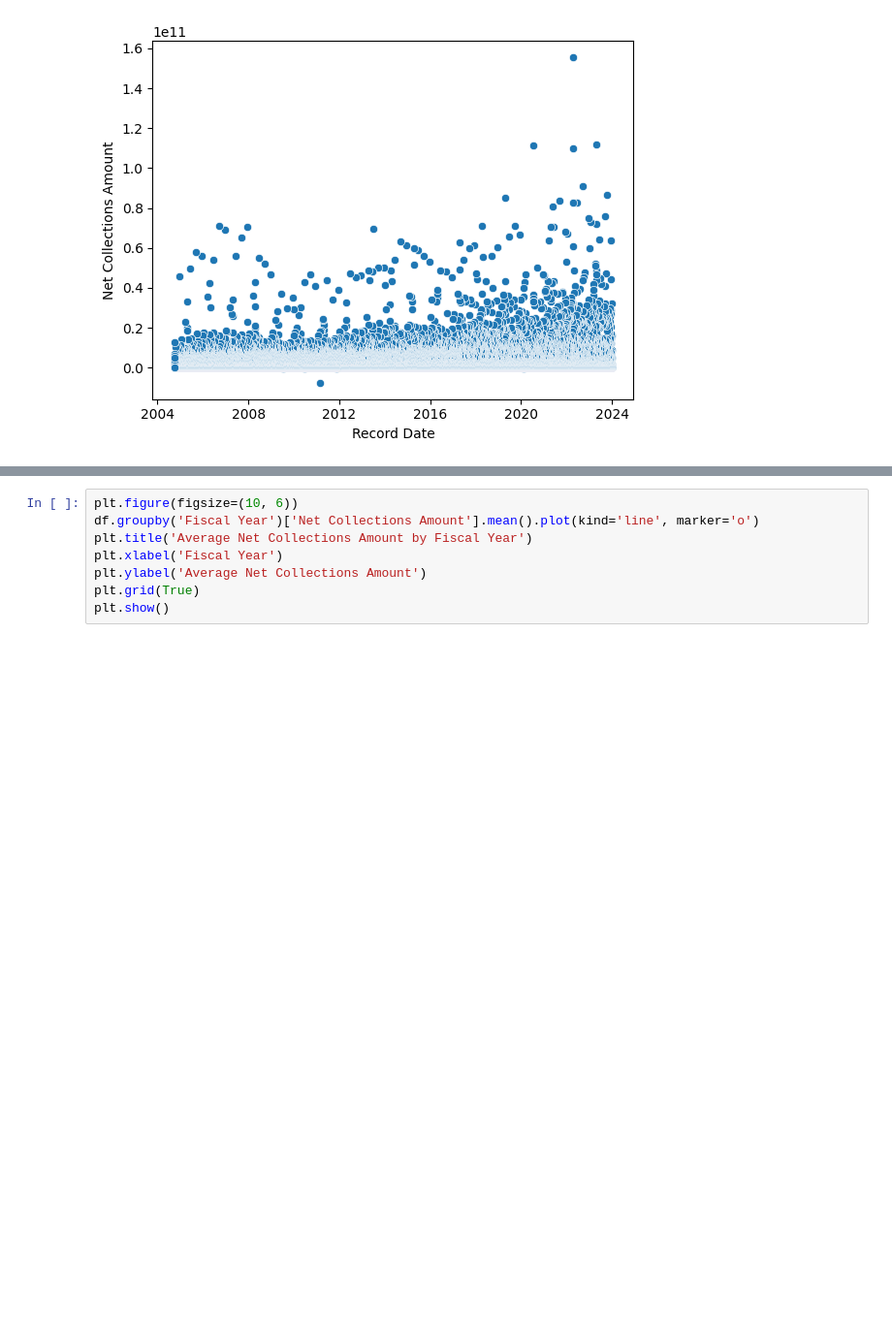
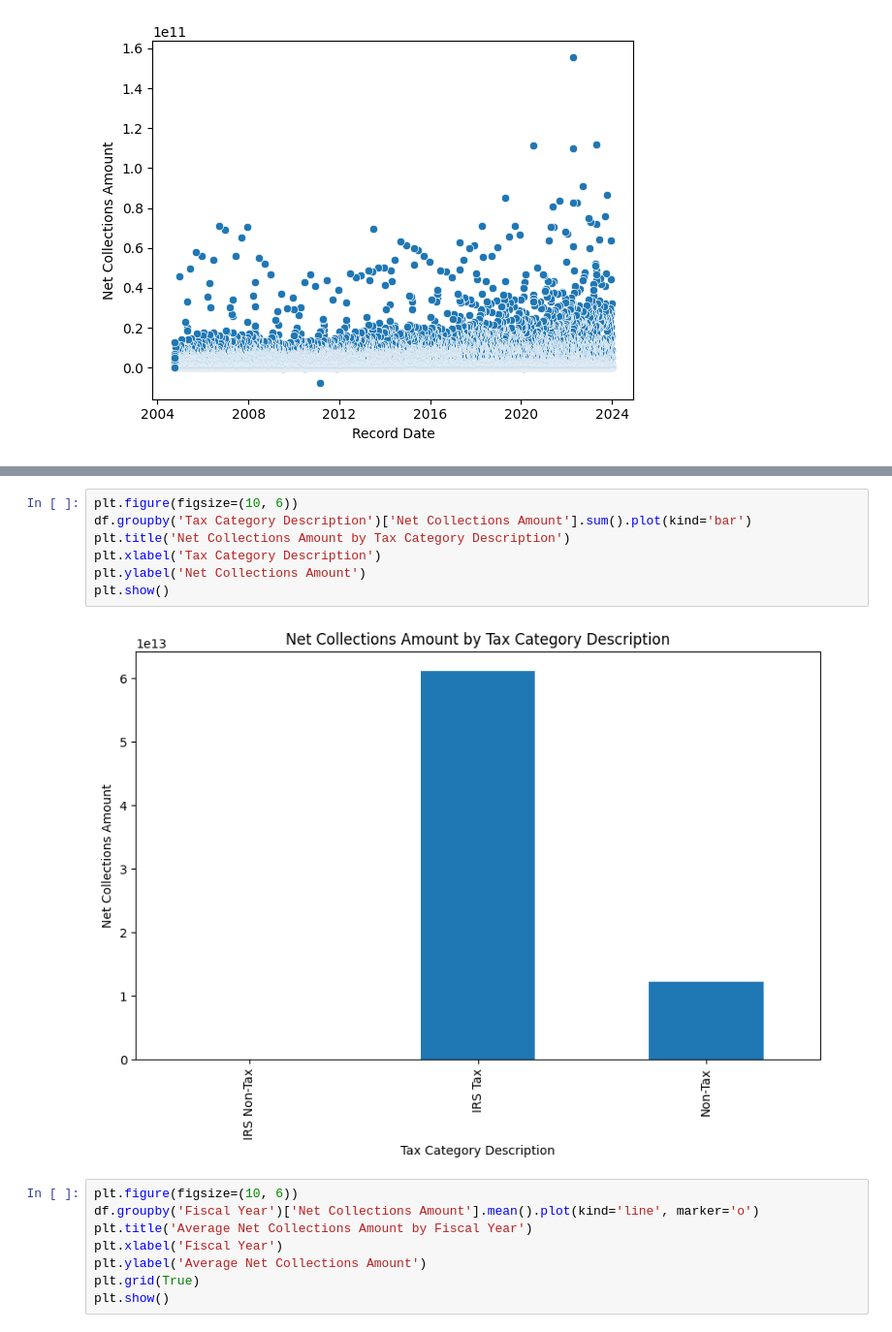
Before and after one commit to rayfin-ucsd/CSE151AGroupProject, a Jupyter notebook: data_final.ipynb, the cells around one changed output, grey strips where cells are left out. Shown at 97% size. Cells and saved outputs as stored; diff of their text form; blank space fills up the shorter version.

```diff
--- a/data_final.ipynb
+++ b/data_final.ipynb
@@ -380,3 +400,12 @@ plt.show()
+# %%
+plt.figure(figsize=(10, 6))
+df.groupby('Tax Category Description')['Net Collections Amount'].sum().plot(kind='bar')
+plt.title('Net Collections Amount by Tax Category Description')
+plt.xlabel('Tax Category Description')
+plt.ylabel('Net Collections Amount')
+plt.show()
+# %% [output]
+[figure, added]
 # %%
 plt.figure(figsize=(10, 6))
 df.groupby('Fiscal Year')['Net Collections Amount'].mean().plot(kind='line', marker='o')
```
Also changed, not shown: parts of 3 cells of this notebook, 1 other file.
